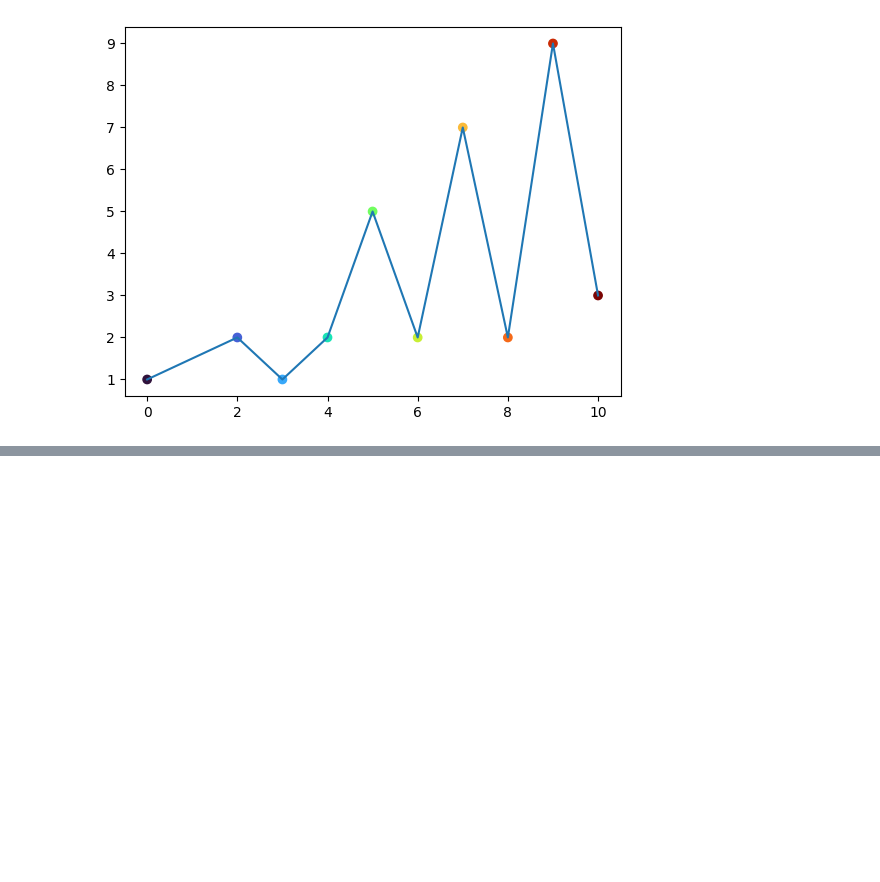
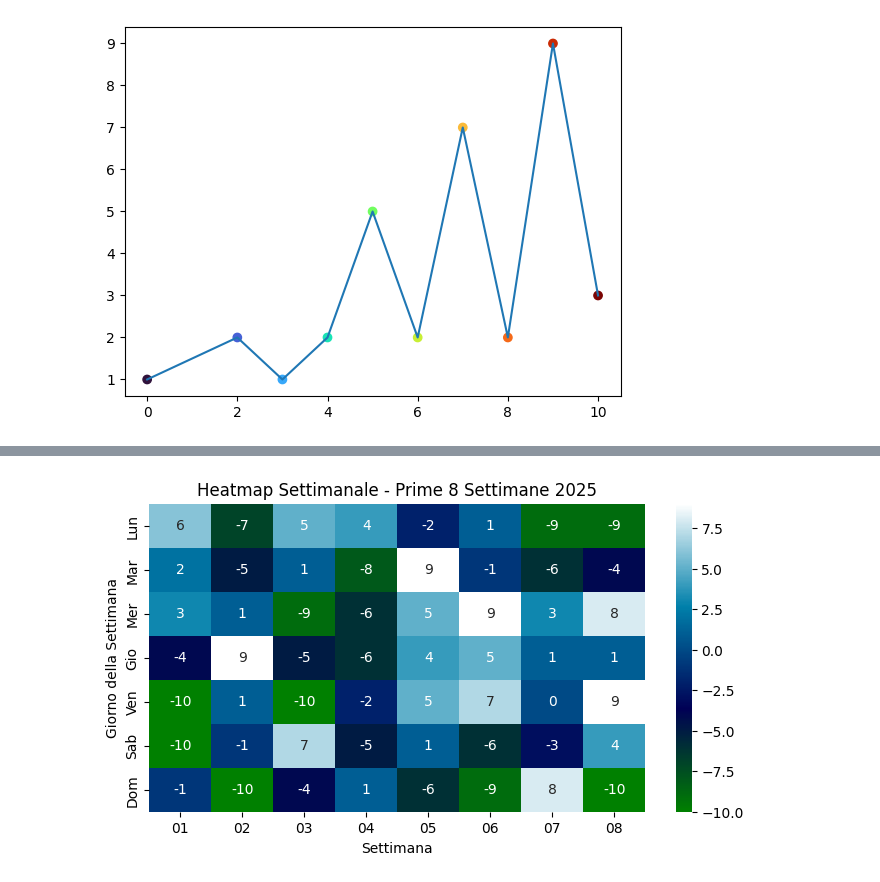
Before and after one commit to marcybon/test_nb, a Jupyter notebook: bestemmie.ipynb, the cells around one changed output, grey strips where cells are left out. Saved outputs shown, nothing was run; the diff lists cells and outputs as text; code cells hidden in the pictures; blank space fills up the shorter version.

```diff
--- a/bestemmie.ipynb
+++ b/bestemmie.ipynb
@@ -331,7 +386,7 @@ def calcola_punteggio_partita_con_assenze(giocatore, partita) -> str:
   # Calcolo del punteggio di un giocatore in ogni singola partita
   giocatori = partita[2]
   if giocatore not in giocatori:
-    return 'NaN'  # Se il giocatore non ha giocato scrive 0
+    return 'cazo'  # Se il giocatore non ha giocato scrive 'Nan'
   elif giocatore in giocatori:
     if partita[1] == "W":
       if giocatore == giocatori[0]:     # Se il giocatore è il giaguaro
@@ -389,4 +444,11 @@ timeseries_con_assenze = dict(calcola_timeseries_con_assenze(elenco_giocatori_or
 
 print(timeseries_con_assenze['Donato'])
 print('Attenzione tutti gli 0 significano partita non disputata nell\'altra lista! Ma serve nel caso in cui considereremo un conteggio punti senza punteggi negativi.')
+print('Per confronto:\n', timeseries['Donato'])
+
+array_date = list()
+for i in range(len(partite)):
+  array_date.append(partite[i][0])
+
+print(array_date)
 # %% [output]
@@ -408,0 +570,52 @@ plt.scatter(x, y, color=colors)
+# %%
+import seaborn as sns
+import matplotlib.pyplot as plt
+import pandas as pd
+import numpy as np
+
+def crea_heatmap_settimanale(anno, numero_settimane=10):
+    """
+    Crea una heatmap settimanale con Seaborn.
+
+    Args:
+        anno: L'anno per cui generare la heatmap.
+        numero_settimane: Il numero di settimane da includere nella heatmap (default: 10).
+    """
+
+    # Genera date per le prime 'numero_settimane' settimane dell'anno specificato
+    date_inizio = pd.to_datetime(f'{anno}-01-01')  # Primo giorno dell'anno
+    # Calcola il primo lunedì dell'anno
+    while date_inizio.weekday() != 0:  # 0 = Lunedì
+        date_inizio += pd.Timedelta(days=1)
+
+    date_settimane = [date_inizio + pd.Timedelta(weeks=i) for i in range(numero_settimane)]
+
+    # Prepara i dati per la heatmap
+    settimane = []
+    giorni_settimana = ['Lun', 'Mar', 'Mer', 'Gio', 'Ven', 'Sab', 'Dom']
+    for settimana in date_settimane:
+        for giorno in giorni_settimana:
+            settimane.append({
+                'Settimana': settimana.strftime('%W'),  # Numero della settimana
+                'Giorno': giorno,
+                'Valore': np.random.randint(-10, 10)  # Valore casuale
+            })
+    df = pd.DataFrame(settimane)
+
+    # Pivot per creare la matrice per la heatmap
+    df_pivot = df.pivot(index='Giorno', columns='Settimana', values='Valore')
+    # Ordina i giorni della settimana
+    df_pivot = df_pivot.reindex(giorni_settimana)
+
+    # Crea la heatmap
+    plt.figure(figsize=(8, 4))
+    sns.heatmap(df_pivot, annot=True, cmap='ocean', fmt='d')  # cmap='viridis' per colori casuali
+    plt.title(f'Heatmap Settimanale - Prime {numero_settimane} Settimane {anno}')
+    plt.xlabel('Settimana')
+    plt.ylabel('Giorno della Settimana')
+    plt.show()
+
+# Esempio di utilizzo:
+crea_heatmap_settimanale(2025, 8)  # Heatmap per le prime 10 settimane del 2025
+# %% [output]
+[figure, added]
```
Also changed, not shown: parts of 8 cells of this notebook.
